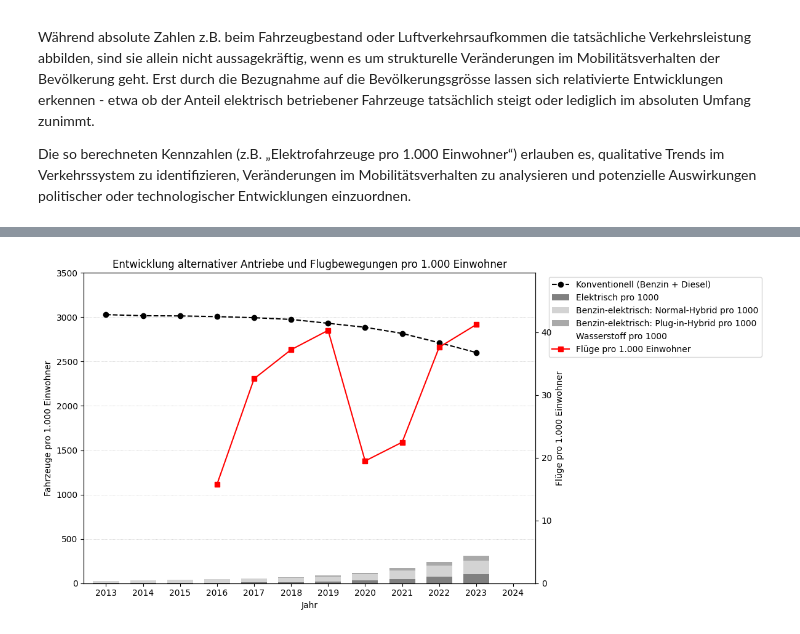
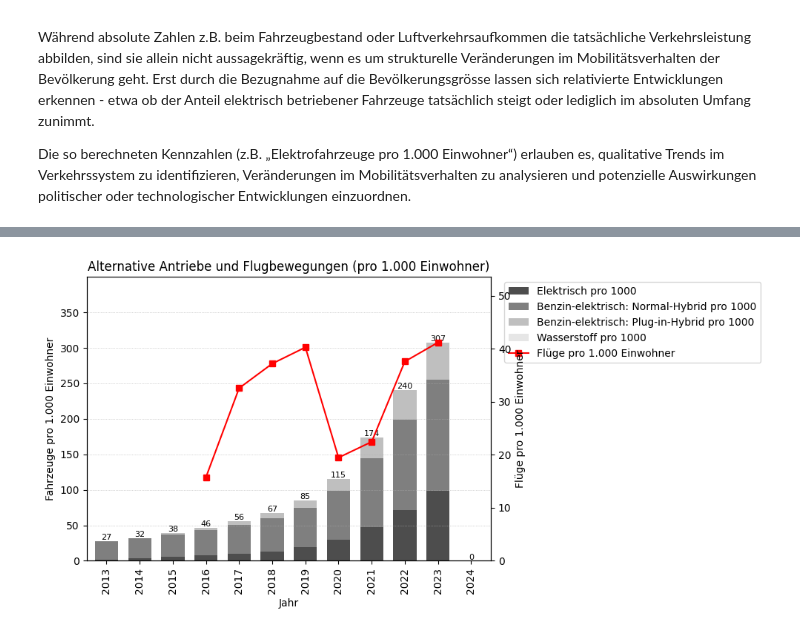
Before and after one commit to matwirabc/binaproject, a Jupyter notebook: bina_aggregate.ipynb, the cells around one changed output, grey strips where cells are left out. Drawn from its saved outputs; the diff is of its cells as text; code cells hidden in the pictures.

```diff
--- a/bina_aggregate.ipynb
+++ b/bina_aggregate.ipynb
@@ -413,78 +428,53 @@ df_overall_normalized = df_overall
 # %%
-# Select relevant columns
-df_ibcs = df_overall_normalized[[
-    'year',
-    'Elektrisch pro 1000',
-    'Benzin-elektrisch: Normal-Hybrid pro 1000',
-    'Benzin-elektrisch: Plug-in-Hybrid pro 1000',
-    'Wasserstoff pro 1000',
-    'Benzin pro 1000',
-    'Diesel pro 1000',
-    'Flüge gesamt pro 1000'
-]].copy()
+fig, ax1 = plt.subplots(figsize=(10, 5))
 
-# Set year as index
-df_ibcs.set_index('year', inplace=True)
-
-# start plot
-fig, ax1 = plt.subplots(figsize=(12, 6))
-
-# Display alternative drives as stacked bars
-df_ibcs[[
+# Alternative drives stacked
+stacked_alt = df_ibcs[[
     'Elektrisch pro 1000',
     'Benzin-elektrisch: Normal-Hybrid pro 1000',
     'Benzin-elektrisch: Plug-in-Hybrid pro 1000',
     'Wasserstoff pro 1000'
-]].plot(
+]]
+stacked_alt.plot(
     kind='bar',
     stacked=True,
     ax=ax1,
-    color=['gray', 'lightgray', 'darkgray', 'white'],
+    color=['#4D4D4D', '#7F7F7F', '#BFBFBF', '#E6E6E6'],
     width=0.7
 )
 
-# Conventional drives (Benzin + Diesel) as a line
-(df_ibcs['Benzin pro 1000'] + df_ibcs['Diesel pro 1000']).plot(
-    ax=ax1,
-    color='black',
-    linestyle='--',
-    marker='o',
-    label='Konventionell (Benzin + Diesel)'
-)
+# Total above each bar (max. 1 decimal place)
+for idx, year in enumerate(df_ibcs.index):
+    total = stacked_alt.iloc[idx].sum()
+    ax1.text(idx, total + 2, f"{int(total)}", ha='center', fontsize=8)
 
-# Aircraft movements on secondary Y-axis
+# Right Y-axis for flight movements
 ax2 = ax1.twinx()
 df_ibcs['Flüge gesamt pro 1000'].plot(
     ax=ax2,
     color='red',
     linestyle='-',
     marker='s',
     label='Flüge pro 1.000 Einwohner'
 )
 
-# Axis title and formatting
-ax1.set_title("Entwicklung alternativer Antriebe und Flugbewegungen pro 1.000 Einwohner", fontsize=12)
+# Axis title & format
+ax1.set_title("Alternative Antriebe und Flugbewegungen (pro 1.000 Einwohner)", fontsize=12)
 ax1.set_xlabel("Jahr")
 ax1.set_ylabel("Fahrzeuge pro 1.000 Einwohner")
 ax2.set_ylabel("Flüge pro 1.000 Einwohner")
-
-
-# Scaling of the axes
-ax1.set_ylim(0, 3500)
-ax2.set_ylim(0, df_ibcs['Flüge gesamt pro 1000'].max() * 1.2)
-
-# Format axes
+ax1.set_ylim(0, stacked_alt.sum(axis=1).max() * 1.3)
+ax2.set_ylim(0, df_ibcs['Flüge gesamt pro 1000'].max() * 1.3)
 ax1.yaxis.set_major_formatter(mticker.FormatStrFormatter('%.0f'))
 ax2.yaxis.set_major_formatter(mticker.FormatStrFormatter('%.0f'))
 
-# Combine legends
+# Combine keys
 lines1, labels1 = ax1.get_legend_handles_labels()
 lines2, labels2 = ax2.get_legend_handles_labels()
 ax1.legend(lines1 + lines2, labels1 + labels2, loc='upper left', bbox_to_anchor=(1.02, 1.0))
 
-# Grid lines and layout
 ax1.grid(axis='y', linestyle=':', linewidth=0.5)
 plt.tight_layout()
 plt.show()
 # %% [output]
-[figure, old version]
+[figure, new version]
```
Also changed, not shown: parts of 7 cells of this notebook.
